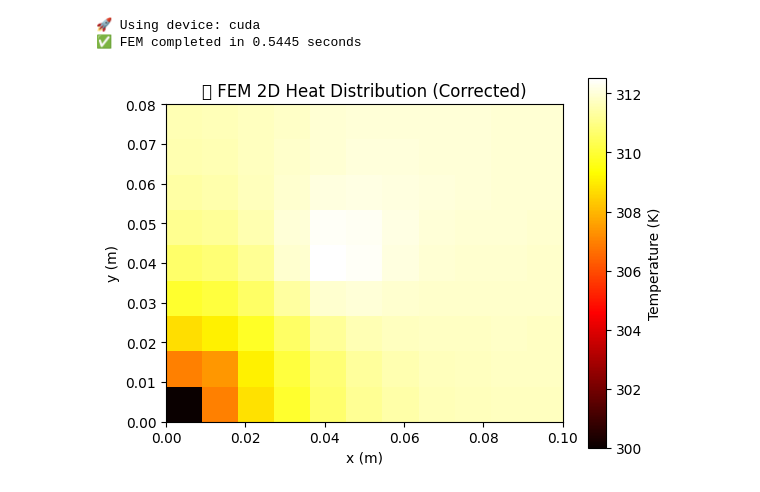
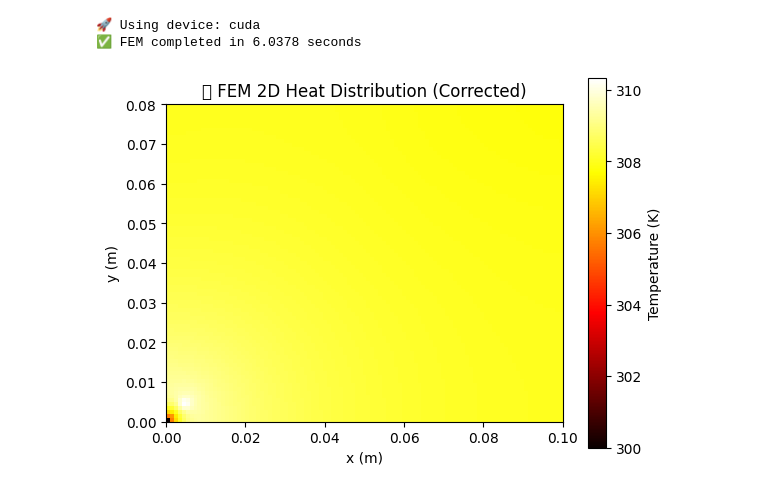
Before and after one commit to subnat1/ml, a Jupyter notebook: cfd/fem_cpu_gpu.ipynb, the cells around one changed output. Drawn from its saved outputs; the diff is of its cells as text; code cells hidden in the pictures.

```diff
--- a/cfd/fem_cpu_gpu.ipynb
+++ b/cfd/fem_cpu_gpu.ipynb
@@ -12,7 +12,7 @@ print(f"🚀 Using device: {device}")
 
 # Geometry
 Lx, Ly = 0.1, 0.08
-nx, ny = 10, 8
+nx, ny = 100, 80
 nnx, nny = nx + 1, ny + 1
 dx, dy = Lx / nx, Ly / ny
 nn = nnx * nny
@@ -104,32 +104,32 @@ for j in range(nny):
         coeff = 0.0
         if i == 0 or i == nx:
             coeff += h * dy / 2
         if j == 0 or j == ny:
             coeff += h * dx / 2
         if coeff > 0:
             K[nid, nid] += coeff
             F[nid] += coeff * T_inf
 
 # Fix one node (Dirichlet anchor)
 anchor = node_id(0, 0)
 K[anchor, :] = 0
 K[anchor, anchor] = 1
 F[anchor] = T_inf
 
 # Solve
 T = torch.linalg.solve(K, F)
 elapsed = time.time() - start_time
 print(f"✅ FEM completed in {elapsed:.4f} seconds")
 
 # Plot
 T_np = T.detach().cpu().numpy().reshape((nny, nnx))
 plt.imshow(T_np, cmap='hot', origin='lower', extent=[0, Lx, 0, Ly])
 plt.colorbar(label="Temperature (K)")
 plt.title("✅ FEM 2D Heat Distribution (Corrected)")
 plt.xlabel("x (m)")
 plt.ylabel("y (m)")
 plt.show()
 # %% [output]
 🚀 Using device: cuda
-✅ FEM completed in 0.5445 seconds
+✅ FEM completed in 6.0378 seconds
-[figure, old version]
+[figure, new version]
```
Also changed, not shown: 2 other files.
